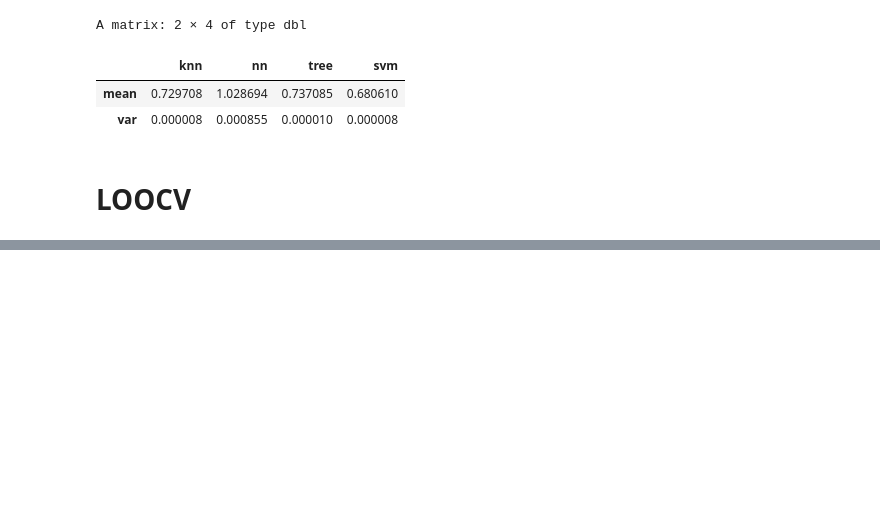
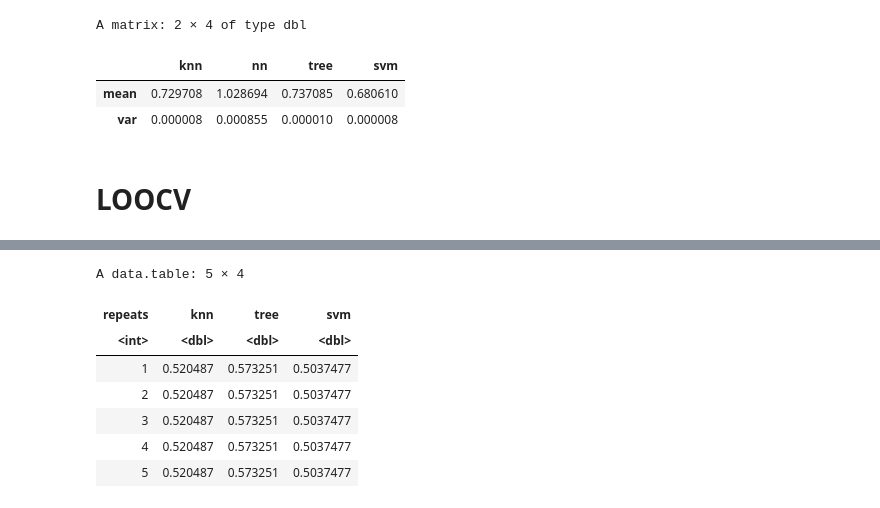
Before and after one commit to mitzy1999/ijs_naloga, a Jupyter notebook: R_2del.ipynb, the cells around one changed output, grey strips where cells are left out. Drawn from its saved outputs; the diff is of its cells as text; code cells hidden in the pictures; blank space fills up the shorter version.

```diff
--- a/R_2del.ipynb
+++ b/R_2del.ipynb
@@ -349,0 +440,12 @@ A matrix: 2 × 4 of type dbl
+# %%
+data.table(loocv_results)[, .(knn=mean(knn), tree=mean(tree), svm=mean(svm)), by=list(repeats)] -> loocv_results_agg
+loocv_results_agg
+# %% [output]
+A data.table: 5 × 4
+| repeats | knn | tree | svm |
+| <int> | <dbl> | <dbl> | <dbl> |
+| 1 | 0.520487 | 0.573251 | 0.5037477 |
+| 2 | 0.520487 | 0.573251 | 0.5037477 |
+| 3 | 0.520487 | 0.573251 | 0.5037477 |
+| 4 | 0.520487 | 0.573251 | 0.5037477 |
+| 5 | 0.520487 | 0.573251 | 0.5037477 |
```
Also changed, not shown: parts of 5 cells of this notebook, 2 other files.
